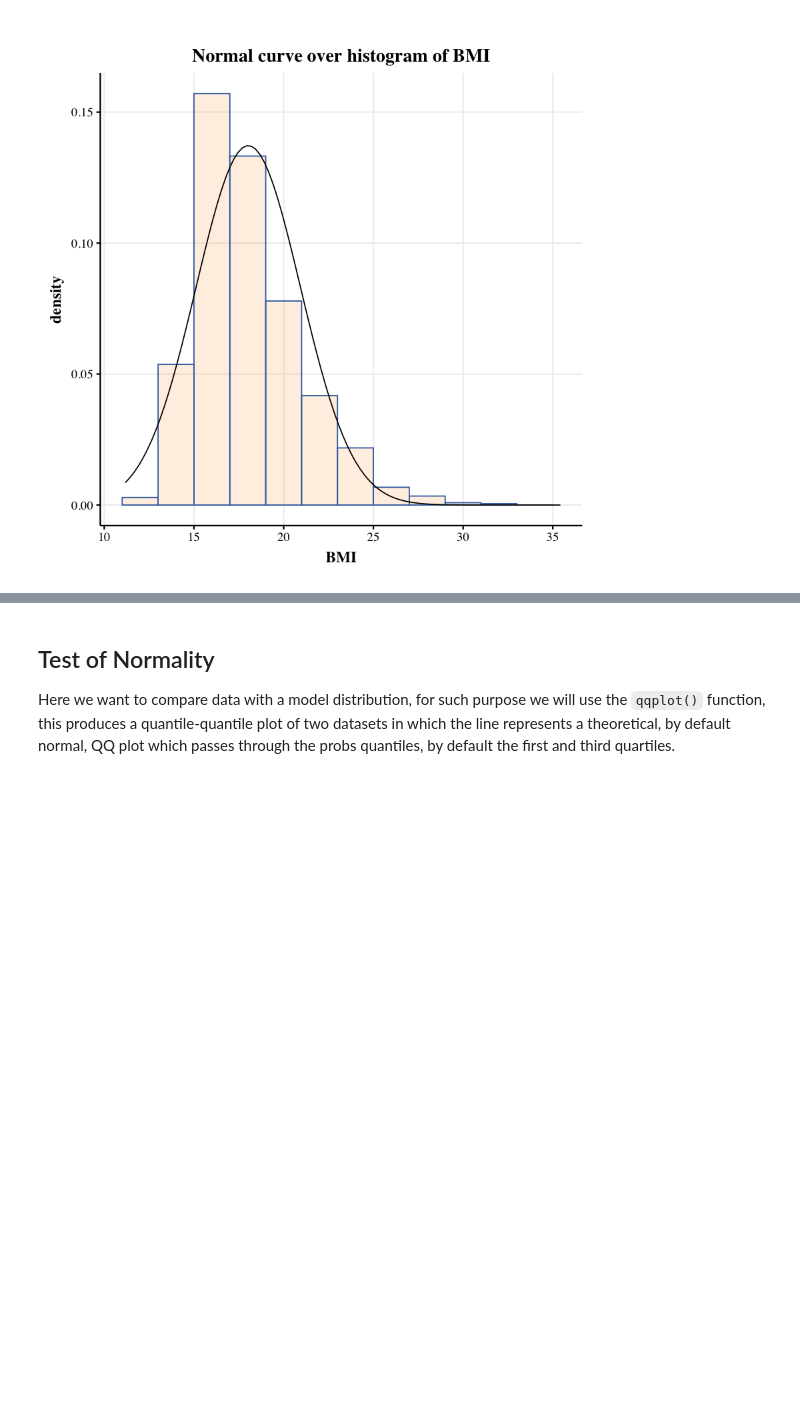
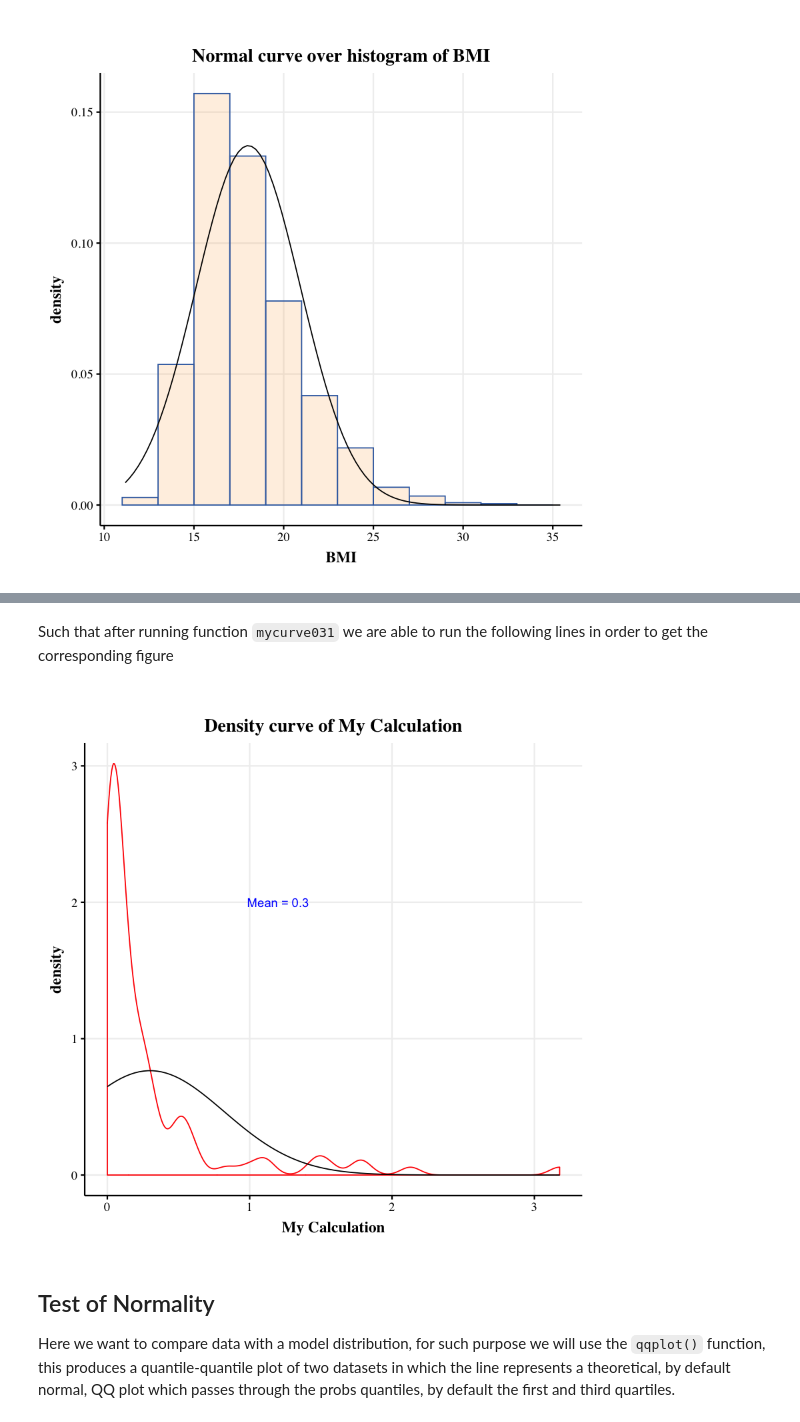
Before and after one commit to billytaipei101/6-R-statistics-for-Psy, a Jupyter notebook: R stats for psy.ipynb, the cells around one changed output, grey strips where cells are left out. Saved outputs shown, nothing was run; the diff lists cells and outputs as text; code cells hidden in the pictures; blank space fills up the shorter version.

Commit message:
update
new density function

```diff
--- a/R stats for psy.ipynb
+++ b/R stats for psy.ipynb
@@ -629,3 +639,47 @@ mycurve03('mydata','bmi','BMI',2) # assuming you previously ran the Dutch boys B
+# %%
+library(ggrepel)
+mycurve031 <- function(dataset,varname,varlabel,texti){ # ,breaks_1
+  #' The explanation of the fields are as follow
+  #'  chr   dataset   <- a data frame with at least one variable, the one to be analyzed
+  #'  chr   varname   <- is the name of the variable of interest as given by str(dataset)
+  #'  chr   varlabel  <- is the name of the variable of interest to be displayed as the x axis in the figure
+  #'  num   texti     <- if texti = 1, displays
+  if(missing(texti)){
+     texti <- 0   # change this value to 1 either in the entry fields or here to always display a custom annotation
+  }else if (!(missing(texti))){
+    # This is an experimental feature which have to be changed manually in order to meed the requirements
+    statistic <- round(mean((eval(parse(text = paste0(dataset,'$',varname))))),3)# displays the mean in the upper/right corner of the plot
+    my_label  <- paste0('Mean = ',statistic)
+    # End of experimental feature
+  }
+  mini <- floor(min(eval(parse(text = paste0(dataset,'$',varname)))))
+  maxi <- ceiling(max(eval(parse(text = paste0(dataset,'$',varname)))))
+  (mycurvi <- ggplot(data=eval(parse(text = dataset)), aes(eval(parse(text = paste0(dataset,'$',varname))))) +
+      geom_density(col=2)+ #density function, instead of normal curve as default
+      stat_function(fun = dnorm, args = list(mean = mean(eval(parse(text = paste0(dataset,'$',varname)))),
+                                             sd = sd(eval(parse(text = paste0(dataset,'$',varname))))))+
+      labs(title=paste0("Density curve of ",varlabel),x=varlabel)
+  )
+  if(texti == 1){
+    mycurvi + theme_Publication()+scale_fill_Publication()+
+      annotate(geom="text",x=1.2, y = 2, label= c(my_label),color="blue")
+  }else if(texti == 0){
+    mycurvi + theme_Publication()+scale_fill_Publication()
+  }
+}
+# %% [markdown]
+Such that after running function `mycurve031` we are able to run the following lines in order to get the corresponding figure
+# %%
+data = as.data.frame(matrix(data=rnorm(100),nrow = 100,ncol = 1));colnames(data) <- c('distri')
+data$calculation <- (data$distri ^ 2)/3.5
+
+dataset <- 'data'
+varname <- 'calculation'
+varlabel <- 'My Calculation'
+texti <- 1
+mycurve031(dataset,varname,varlabel,texti)
+# %% [output]
+[figure, added]
 # %% [markdown]
 <a id="normality"></a>
 ## Test of Normality
```
Also changed, not shown: parts of 10 cells of this notebook.
